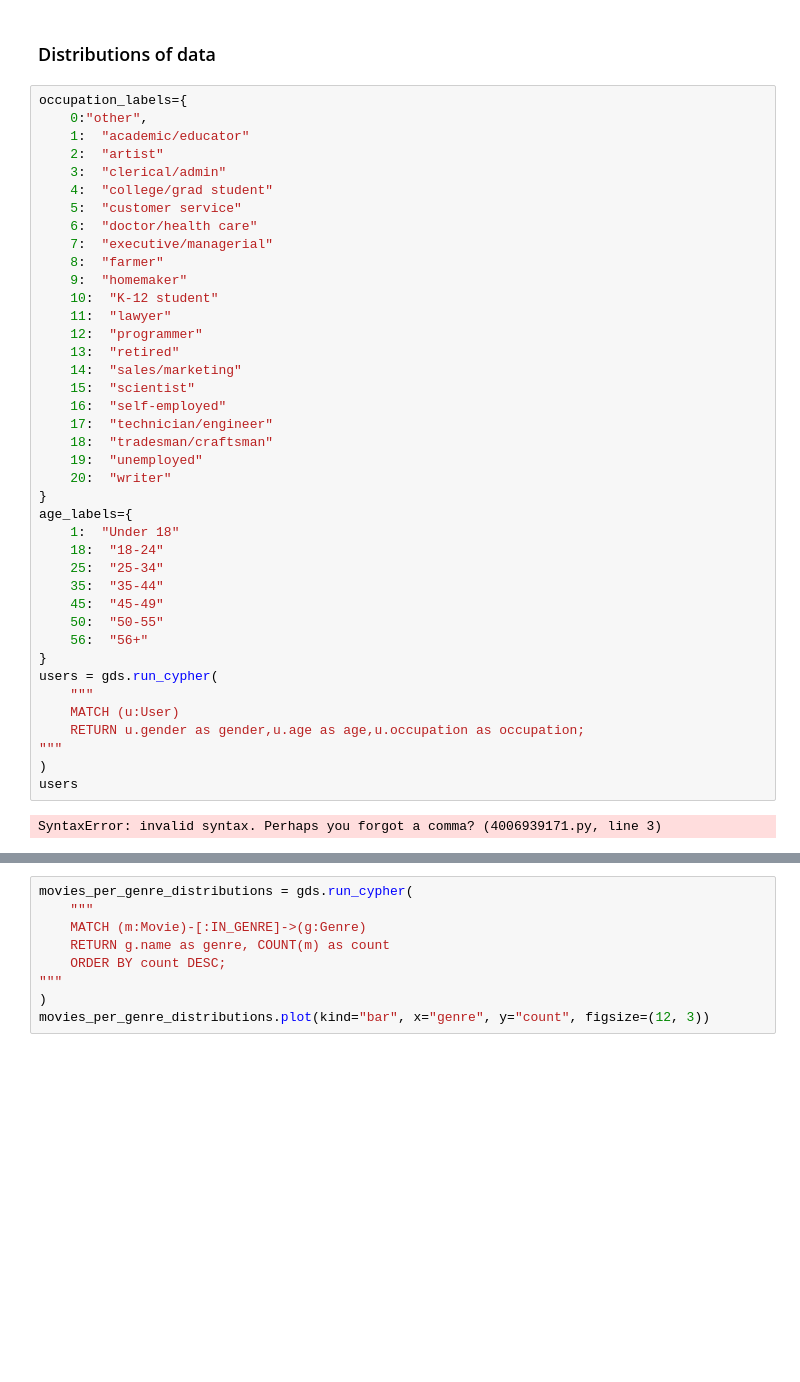
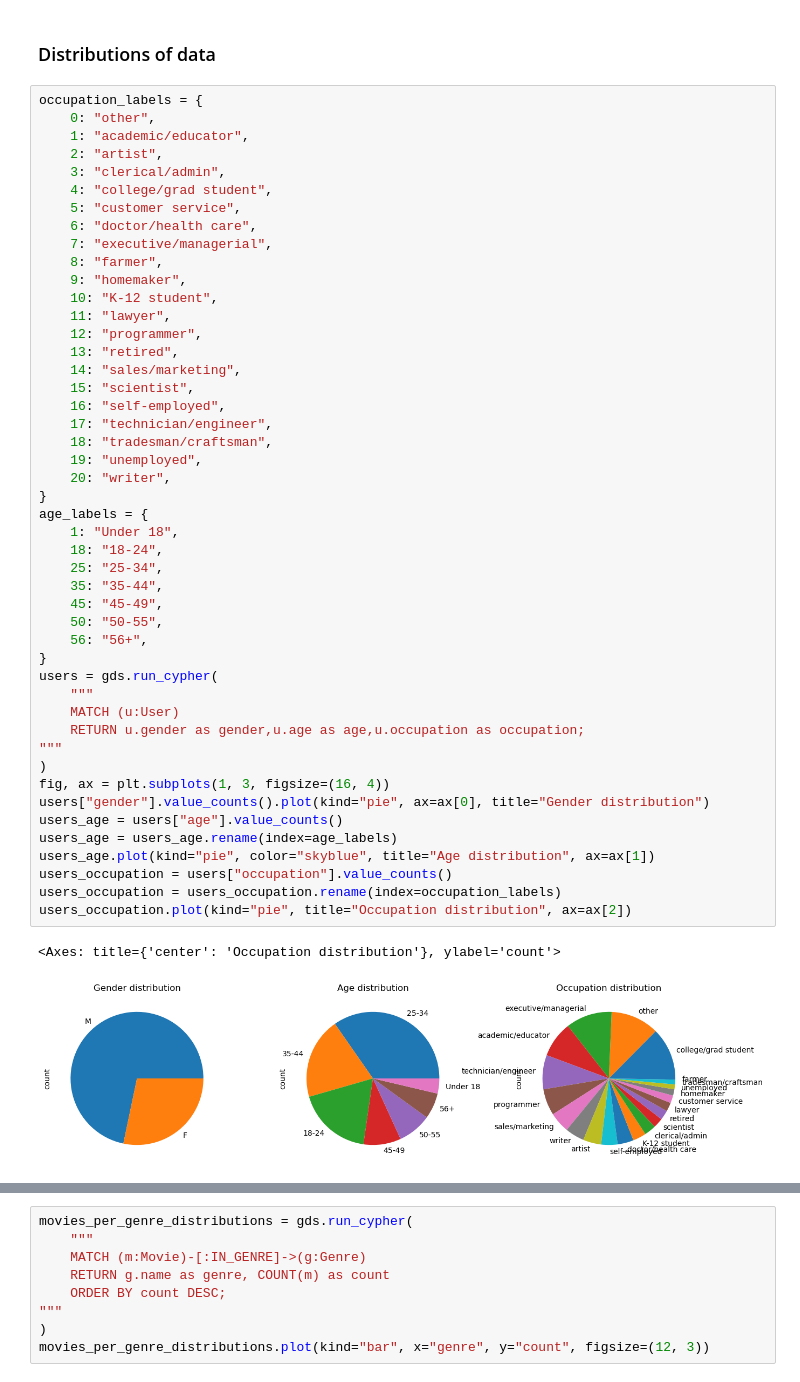
Before and after one commit to AngeloLongano/graph_analytics_movie_dataset, a Jupyter notebook: 2_exploratory_analysis.ipynb, the cells around one changed output, grey strips where cells are left out. Cells and saved outputs as stored; diff of their text form; blank space fills up the shorter version.

```diff
--- a/2_exploratory_analysis.ipynb
+++ b/2_exploratory_analysis.ipynb
@@ -32,44 +31,52 @@ Graph features:
 # %% [markdown]
 ### Distributions of data
 # %%
-occupation_labels={
-    0:"other",
-    1:  "academic/educator"
-	2:  "artist"
-	3:  "clerical/admin"
-	4:  "college/grad student"
-	5:  "customer service"
-	6:  "doctor/health care"
-	7:  "executive/managerial"
-	8:  "farmer"
-	9:  "homemaker"
-	10:  "K-12 student"
-	11:  "lawyer"
-	12:  "programmer"
-	13:  "retired"
-	14:  "sales/marketing"
-	15:  "scientist"
-	16:  "self-employed"
-	17:  "technician/engineer"
-	18:  "tradesman/craftsman"
-	19:  "unemployed"
-	20:  "writer"
+occupation_labels = {
+    0: "other",
+    1: "academic/educator",
+    2: "artist",
+    3: "clerical/admin",
+    4: "college/grad student",
+    5: "customer service",
+    6: "doctor/health care",
+    7: "executive/managerial",
+    8: "farmer",
+    9: "homemaker",
+    10: "K-12 student",
+    11: "lawyer",
+    12: "programmer",
+    13: "retired",
+    14: "sales/marketing",
+    15: "scientist",
+    16: "self-employed",
+    17: "technician/engineer",
+    18: "tradesman/craftsman",
+    19: "unemployed",
+    20: "writer",
 }
-age_labels={
-    1:  "Under 18"
-	18:  "18-24"
-	25:  "25-34"
-	35:  "35-44"
-	45:  "45-49"
-	50:  "50-55"
-	56:  "56+"
+age_labels = {
+    1: "Under 18",
+    18: "18-24",
+    25: "25-34",
+    35: "35-44",
+    45: "45-49",
+    50: "50-55",
+    56: "56+",
 }
 users = gds.run_cypher(
     """
     MATCH (u:User)
     RETURN u.gender as gender,u.age as age,u.occupation as occupation;
 """
 )
-users
+fig, ax = plt.subplots(1, 3, figsize=(16, 4))
+users["gender"].value_counts().plot(kind="pie", ax=ax[0], title="Gender distribution")
+users_age = users["age"].value_counts()
+users_age = users_age.rename(index=age_labels)
+users_age.plot(kind="pie", color="skyblue", title="Age distribution", ax=ax[1])
+users_occupation = users["occupation"].value_counts()
+users_occupation = users_occupation.rename(index=occupation_labels)
+users_occupation.plot(kind="pie", title="Occupation distribution", ax=ax[2])
 # %% [output]
-SyntaxError: invalid syntax. Perhaps you forgot a comma? (4006939171.py, line 3)
+<Axes: title={'center': 'Occupation distribution'}, ylabel='count'>
+[figure, added]
```
Also changed, not shown: parts of 26 cells of this notebook, 4 other files.
